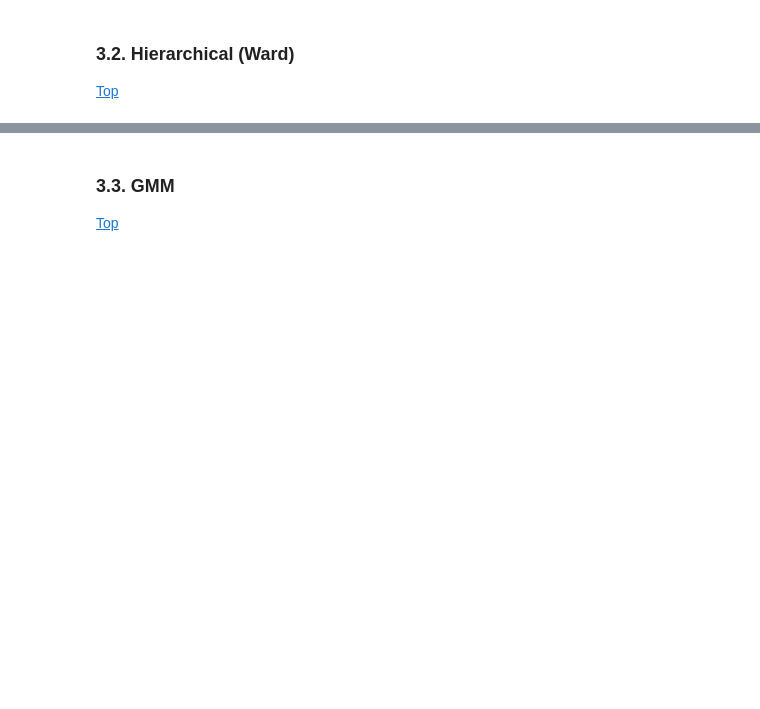
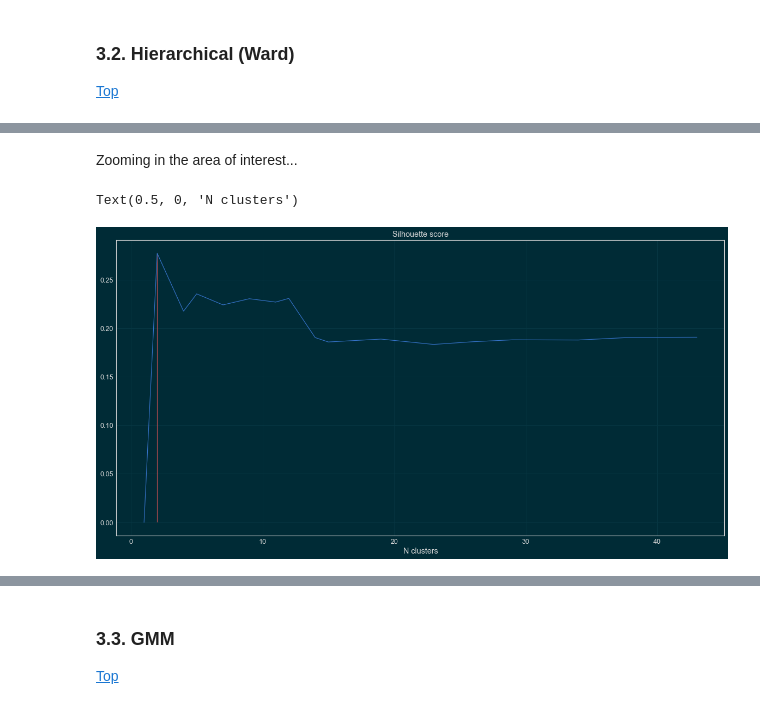
Before and after one commit to mtasende/starbucks-advertising, a Jupyter notebook: notebooks/scratchpad/005-mt-clustering.ipynb, the cells around one changed output, grey strips where cells are left out. Drawn from its saved outputs; the diff is of its cells as text; code cells hidden in the pictures; blank space fills up the shorter version.

```diff
--- a/notebooks/scratchpad/005-mt-clustering.ipynb
+++ b/notebooks/scratchpad/005-mt-clustering.ipynb
@@ -353,0 +483,15 @@ max       2.623237     2.699367     2.527491           1.246521
+# %% [markdown]
+Zooming in the area of interest...
+# %%
+# Plot silhouette score vs n_clusters
+n, score_n = zip(*((results['n_clusters'][d], results['score'][d])
+                   for d in results['n_clusters'].keys()))
+n = np.array(n)
+score_n = np.array(score_n)
+plt.plot(n[n<50], score_n[n<50])
+plt.title('Silhouette score')
+plt.vlines(best_n_clust, min(score_n[n<20]), max(score_n[n<20]), 'r')
+plt.xlabel('N clusters')
+# %% [output]
+Text(0.5, 0, 'N clusters')
+[figure, added]
```
Also changed, not shown: parts of 39 cells of this notebook.
